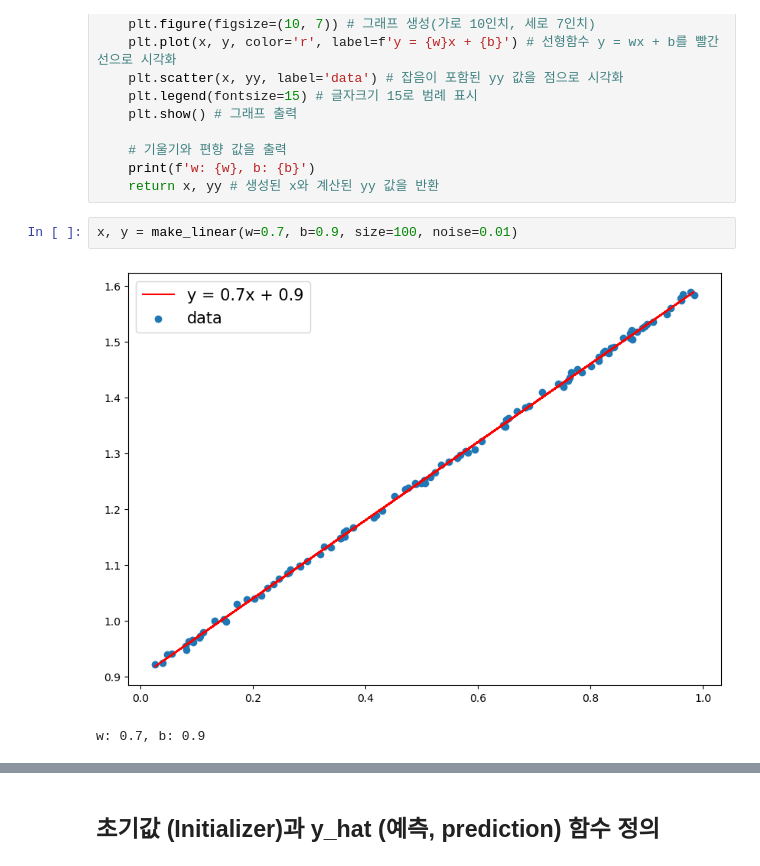
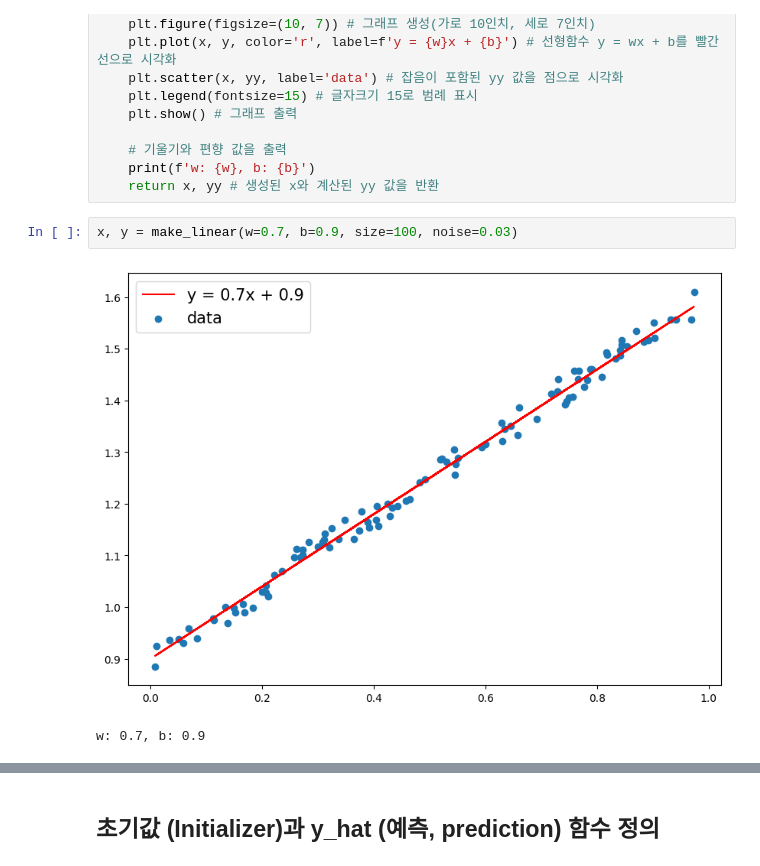
Before and after one commit to agtechresearch/LectureMLbasic, a Jupyter notebook: W03_GradientDescent_implementation_실습.ipynb, the cells around one changed output, grey strips where cells are left out. Drawn from its saved outputs; the diff is of its cells as text.

```diff
--- a/W03_GradientDescent_implementation_실습.ipynb
+++ b/W03_GradientDescent_implementation_실습.ipynb
@@ -47,9 +47,9 @@ def make_linear(w=0.5, b=0.8, size=50, noise=1.0):
     print(f'w: {w}, b: {b}')
     return x, yy # 생성된 x와 계산된 yy 값을 반환
 # %%
-x, y = make_linear(w=0.7, b=0.9, size=100, noise=0.01)
+x, y = make_linear(w=0.7, b=0.9, size=100, noise=0.03)
 # %% [output]
-[figure, old version]
+[figure, new version]
 w: 0.7, b: 0.9
 # %%
 x
```
Also changed, not shown: parts of 7 cells of this notebook.
